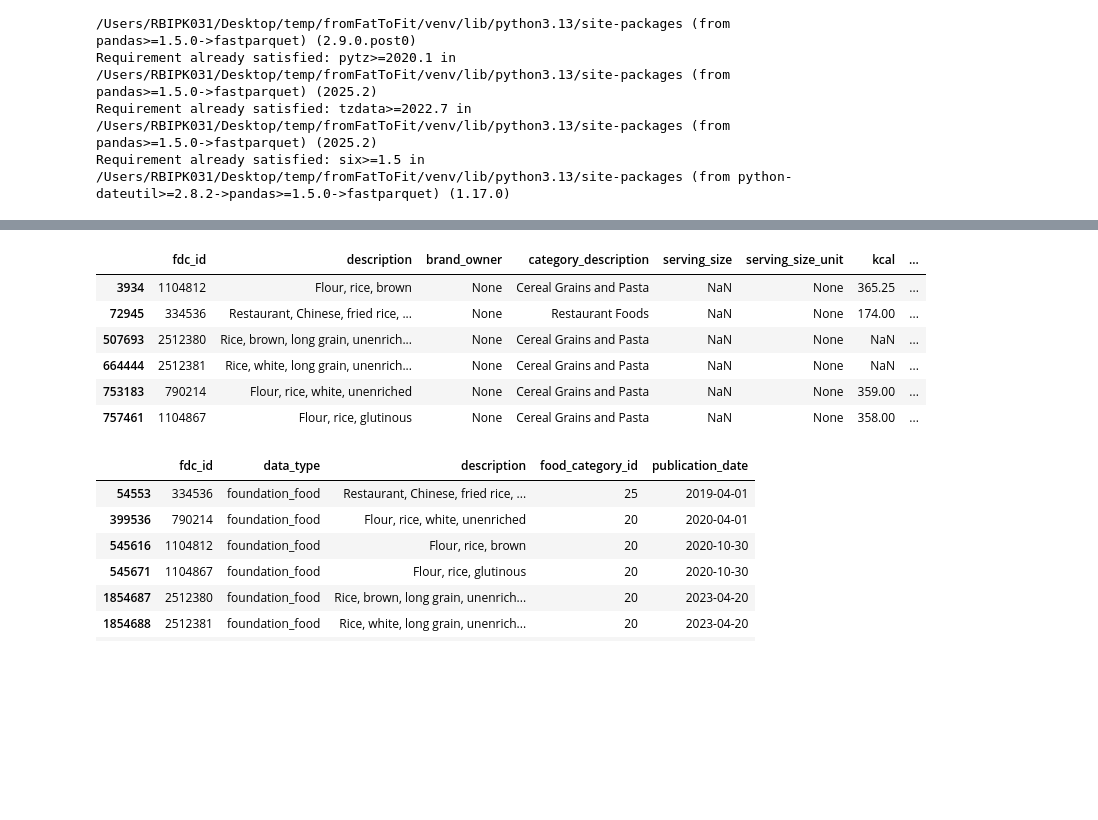
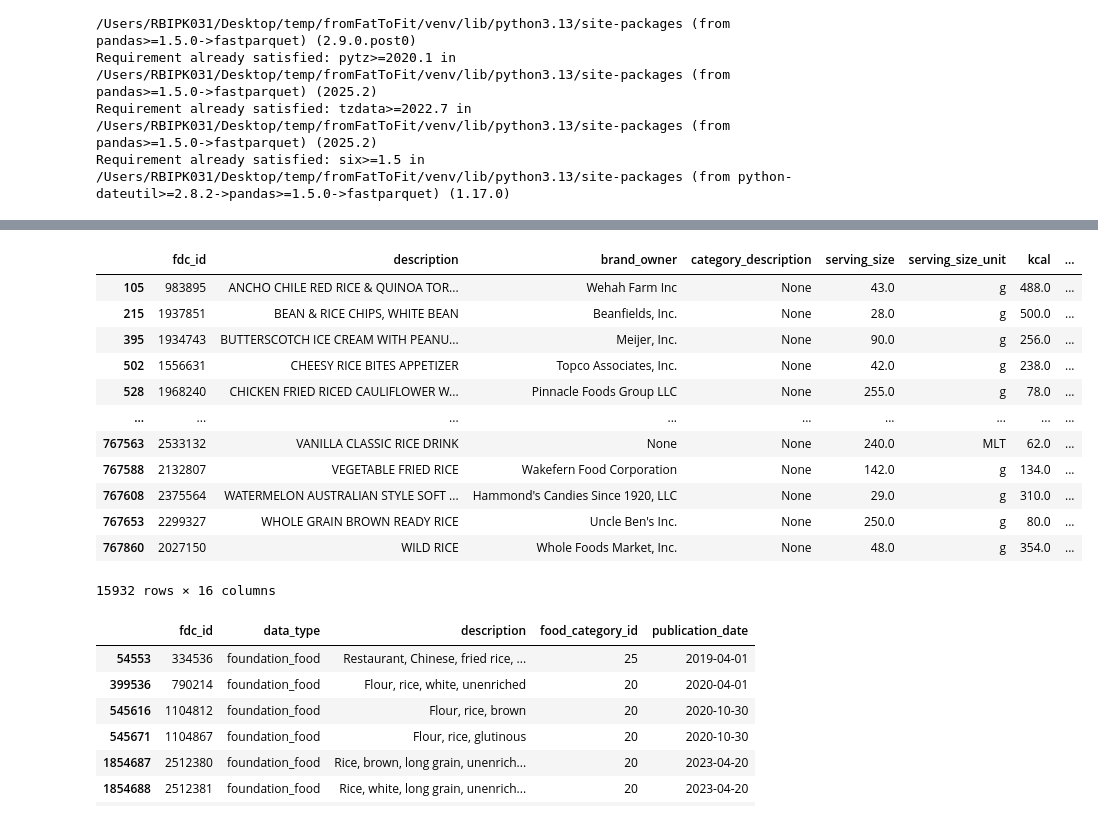
Before and after one commit to pkang0831/fromFatToFit, a Jupyter notebook: backend/app/scripts/eda.ipynb, the cells around one changed output, grey strips where cells are left out. Cells and saved outputs as stored; diff of their text form; code cells hidden in the pictures; blank space fills up the shorter version.

```diff
--- a/backend/app/scripts/eda.ipynb
+++ b/backend/app/scripts/eda.ipynb
@@ -32,16 +30,22 @@ PosixPath('../data/medallion/bronze/lab_method.parquet')
 # %%
 gold_food_search[
-    (gold_food_search['data_type'] == 'foundation_food')
-    & (gold_food_search['description'].str.contains('rice', case=False, na=False))
+    # (gold_food_search['data_type'] == 'foundation_food')
+    (gold_food_search['description'].str.contains('rice', case=False, na=False))
 ]
 # %% [output]
 |  | fdc_id | description | brand_owner | category_description | serving_size | serving_size_unit | kcal | ... |
-| 3934 | 1104812 | Flour, rice, brown | None | Cereal Grains and Pasta | NaN | None | 365.25 | ... |
-| 72945 | 334536 | Restaurant, Chinese, fried rice, ... | None | Restaurant Foods | NaN | None | 174.00 | ... |
-| 507693 | 2512380 | Rice, brown, long grain, unenrich... | None | Cereal Grains and Pasta | NaN | None | NaN | ... |
-| 664444 | 2512381 | Rice, white, long grain, unenrich... | None | Cereal Grains and Pasta | NaN | None | NaN | ... |
-| 753183 | 790214 | Flour, rice, white, unenriched | None | Cereal Grains and Pasta | NaN | None | 359.00 | ... |
-| 757461 | 1104867 | Flour, rice, glutinous | None | Cereal Grains and Pasta | NaN | None | 358.00 | ... |
+| 105 | 983895 | ANCHO CHILE RED RICE & QUINOA TOR... | Wehah Farm Inc | None | 43.0 | g | 488.0 | ... |
+| 215 | 1937851 | BEAN & RICE CHIPS, WHITE BEAN | Beanfields, Inc. | None | 28.0 | g | 500.0 | ... |
+| 395 | 1934743 | BUTTERSCOTCH ICE CREAM WITH PEANU... | Meijer, Inc. | None | 90.0 | g | 256.0 | ... |
+| 502 | 1556631 | CHEESY RICE BITES APPETIZER | Topco Associates, Inc. | None | 42.0 | g | 238.0 | ... |
+| 528 | 1968240 | CHICKEN FRIED RICED CAULIFLOWER W... | Pinnacle Foods Group LLC | None | 255.0 | g | 78.0 | ... |
+| ... | ... | ... | ... | ... | ... | ... | ... | ... |
+| 767563 | 2533132 | VANILLA CLASSIC RICE DRINK | None | None | 240.0 | MLT | 62.0 | ... |
+| 767588 | 2132807 | VEGETABLE FRIED RICE | Wakefern Food Corporation | None | 142.0 | g | 134.0 | ... |
+| 767608 | 2375564 | WATERMELON AUSTRALIAN STYLE SOFT ... | Hammond's Candies Since 1920, LLC | None | 29.0 | g | 310.0 | ... |
+| 767653 | 2299327 | WHOLE GRAIN BROWN READY RICE | Uncle Ben's Inc. | None | 250.0 | g | 80.0 | ... |
+| 767860 | 2027150 | WILD RICE | Whole Foods Market, Inc. | None | 48.0 | g | 354.0 | ... |
+15932 rows × 16 columns
 # %%
 
 for file in bronze_files:
```
Also changed, not shown: parts of 1 cell of this notebook.
